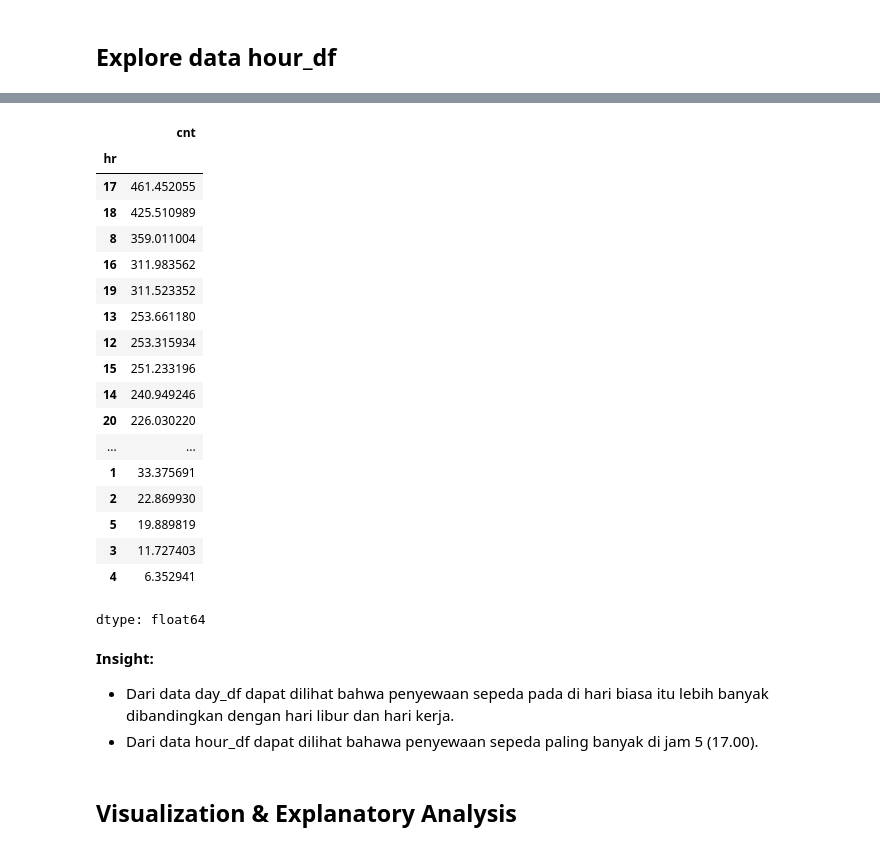
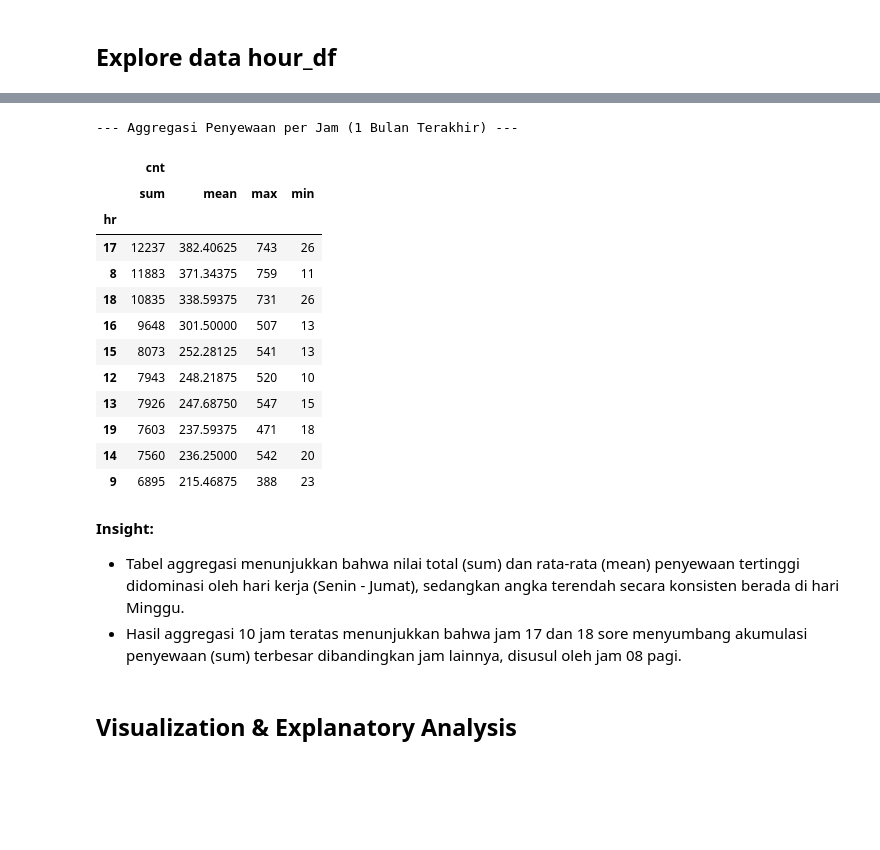
Before and after one commit to AkuPemulaCode/Submission-analisis-data, a Jupyter notebook: Proyek_Analisis_Data.ipynb, the cells around one changed output, grey strips where cells are left out. Saved outputs shown, nothing was run; the diff lists cells and outputs as text; code cells hidden in the pictures; blank space fills up the shorter version.

```diff
--- a/Proyek_Analisis_Data.ipynb
+++ b/Proyek_Analisis_Data.ipynb
@@ -298,26 +260,0 @@ hour_df.groupby(by="hr").agg({
-# %%
-hour_df.groupby("hr")["cnt"].mean().sort_values(ascending=False)
-# %% [output]
-|  | cnt |
-| hr |  |
-| 17 | 461.452055 |
-| 18 | 425.510989 |
-| 8 | 359.011004 |
-| 16 | 311.983562 |
-| 19 | 311.523352 |
-| 13 | 253.661180 |
-| 12 | 253.315934 |
-| 15 | 251.233196 |
-| 14 | 240.949246 |
-| 20 | 226.030220 |
-| ... | ... |
-| 1 | 33.375691 |
-| 2 | 22.869930 |
-| 5 | 19.889819 |
-| 3 | 11.727403 |
-| 4 | 6.352941 |
-dtype: float64
-# %% [markdown]
-**Insight:**
-- Dari data day_df dapat dilihat bahwa penyewaan sepeda pada di hari biasa itu lebih banyak dibandingkan dengan hari libur dan hari kerja.
-- Dari data hour_df dapat dilihat bahawa penyewaan sepeda paling banyak di jam 5 (17.00).
@@ -324,3 +269,30 @@ dtype: float64
+# %%
+
+print("--- Aggregasi Penyewaan per Jam (1 Bulan Terakhir) ---")
+hour_agg = recent_1_month_df.groupby("hr").agg({
+    "cnt": ["sum", "mean", "max", "min"]
+})
+
+display(hour_agg.sort_values(by=("cnt", "sum"), ascending=False).head(10))
+# %% [output]
+--- Aggregasi Penyewaan per Jam (1 Bulan Terakhir) ---
+|  | cnt |  |  |  |
+|  | sum | mean | max | min |
+| hr |  |  |  |  |
+| 17 | 12237 | 382.40625 | 743 | 26 |
+| 8 | 11883 | 371.34375 | 759 | 11 |
+| 18 | 10835 | 338.59375 | 731 | 26 |
+| 16 | 9648 | 301.50000 | 507 | 13 |
+| 15 | 8073 | 252.28125 | 541 | 13 |
+| 12 | 7943 | 248.21875 | 520 | 10 |
+| 13 | 7926 | 247.68750 | 547 | 15 |
+| 19 | 7603 | 237.59375 | 471 | 18 |
+| 14 | 7560 | 236.25000 | 542 | 20 |
+| 9 | 6895 | 215.46875 | 388 | 23 |
+# %% [markdown]
+**Insight:**
+- Tabel aggregasi menunjukkan bahwa nilai total (sum) dan rata-rata (mean) penyewaan tertinggi didominasi oleh hari kerja (Senin - Jumat), sedangkan angka terendah secara konsisten berada di hari Minggu.
+- Hasil aggregasi 10 jam teratas menunjukkan bahwa jam 17 dan 18 sore menyumbang akumulasi penyewaan (sum) terbesar dibandingkan jam lainnya, disusul oleh jam 08 pagi.
 # %% [markdown]
 ## Visualization & Explanatory Analysis
 # %% [markdown]
```
Also changed, not shown: parts of 18 cells of this notebook, 2 other files.
